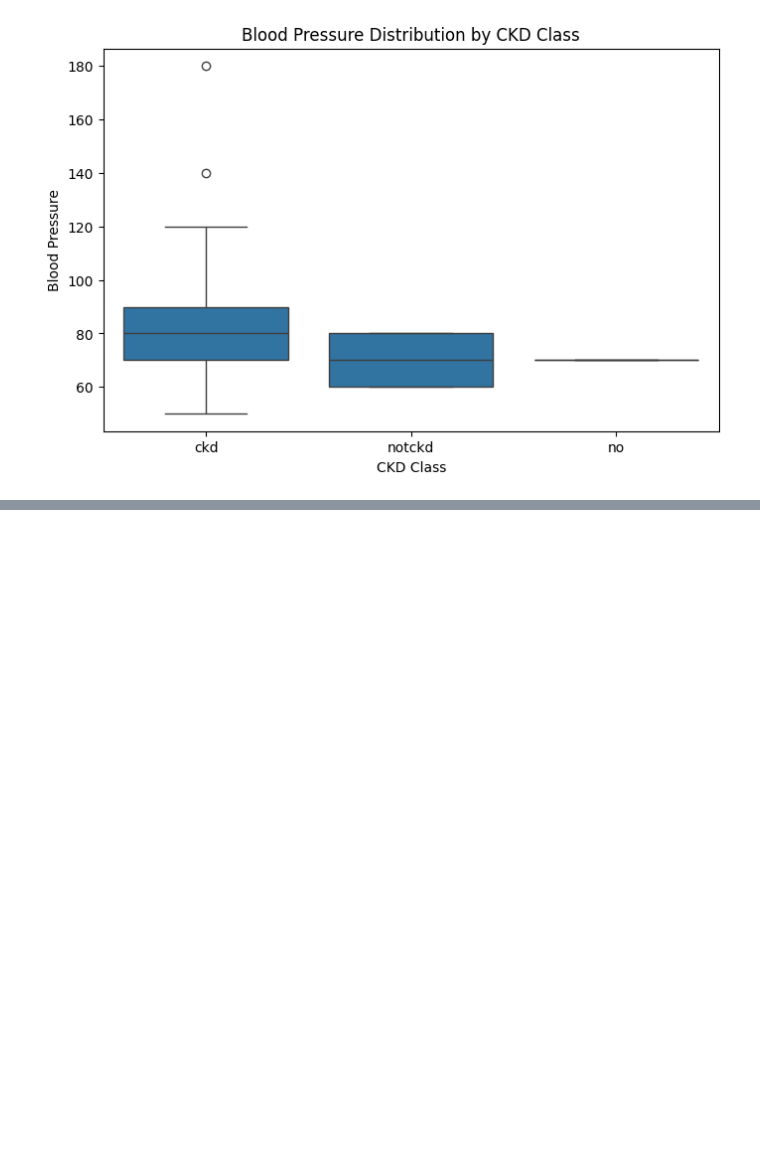
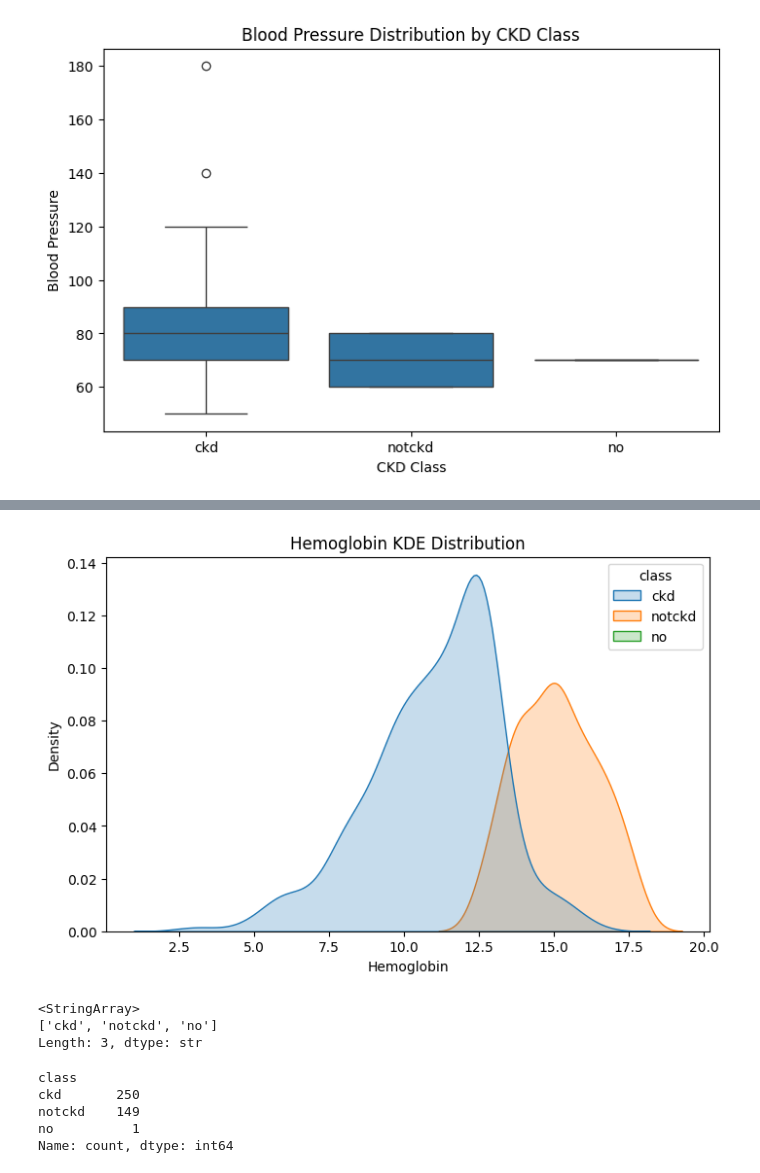
Before and after one commit to premprakash123/healthcare-chronic-disease-analysis, a Jupyter notebook: notebooks/02_eda.ipynb, the cells around one changed output, grey strips where cells are left out. Saved outputs shown, nothing was run; the diff lists cells and outputs as text; code cells hidden in the pictures; blank space fills up the shorter version.

```diff
--- a/notebooks/02_eda.ipynb
+++ b/notebooks/02_eda.ipynb
@@ -168,0 +187,39 @@ plt.show()
+# %%
+# ==========================================
+# Hemoglobin KDE Distribution
+# ==========================================
+
+plt.figure(figsize=(8,5))
+
+sns.kdeplot(
+    data=df,
+    x='hemo',
+    hue='class',
+    fill=True
+)
+
+plt.title("Hemoglobin KDE Distribution")
+
+plt.xlabel("Hemoglobin")
+
+plt.show()
+# %% [output]
+[figure, added]
+# %%
+# Check unique class values
+
+print(df['class'].unique())
+# %% [output]
+<StringArray>
+['ckd', 'notckd', 'no']
+Length: 3, dtype: str
+# %%
+# Check class distribution
+
+print(df['class'].value_counts())
+# %% [output]
+class
+ckd       250
+notckd    149
+no          1
+Name: count, dtype: int64
```
Also changed, not shown: parts of 4 cells of this notebook.
